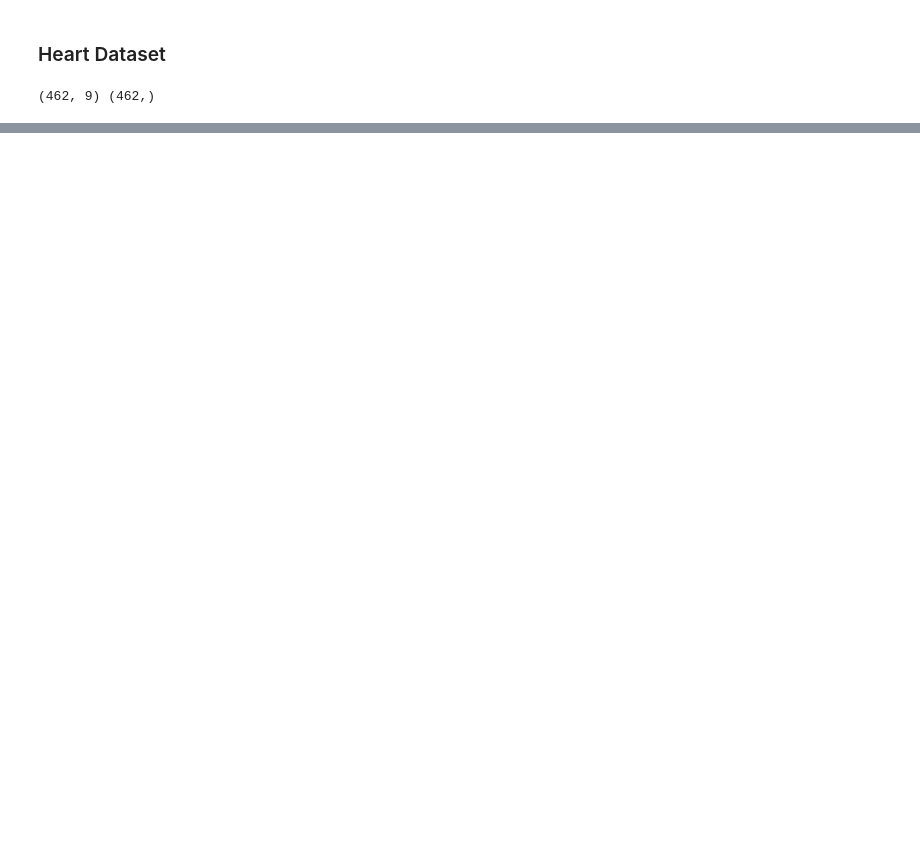
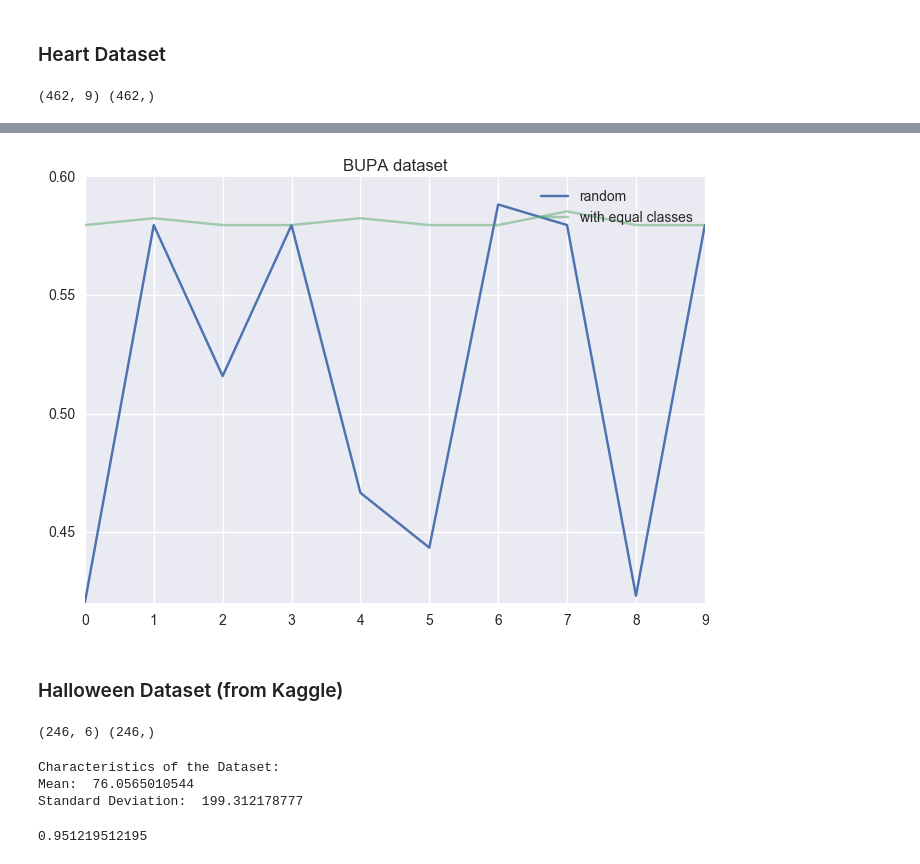
Before and after one commit to najeeb97khan/Cloning, a Jupyter notebook: Others/Data Engineering.ipynb, the cells around one changed output, grey strips where cells are left out. Cells and saved outputs as stored; diff of their text form; code cells hidden in the pictures; blank space fills up the shorter version.

```diff
--- a/Others/Data Engineering.ipynb
+++ b/Others/Data Engineering.ipynb
@@ -133,0 +195,5 @@ print X.shape, y.shape
+# %%
+print 'Blackbox Accuracy: '
+blackbox = LogisticRegression()
+blackbox.fit(X, y)
+print blackbox.score(X, y)
@@ -147,0 +238,8 @@ plt.show()
+# %%
+data = pd.read_csv('../data/bupa.data.txt', names=['feature{}'.format(i) for i in range(1,8)])
+labels = pd.read_csv('../data/bupa.ascii.txt', names=['labels'])
+labels['labels'] = labels['labels'].map({-1:0, 1:1})
+X = data.values
+y = labels['labels'].values
+feature_names = data.columns
+print X.shape, y.shape
@@ -147,0 +256,5 @@ plt.show()
+# %%
+print 'Blackbox Accuracy: '
+blackbox = LogisticRegression()
+blackbox.fit(X, y)
+print blackbox.score(X, y)
@@ -147,0 +264,6 @@ plt.show()
+# %%
+old_score, new_score = [],[]
+for i in range(10):
+    a, b = perform_experiment(X, y, feature_names, LogisticRegression(), LogisticRegression())
+    old_score.append(a)
+    new_score.append(b)
@@ -147,0 +288,37 @@ plt.show()
+# %%
+plt.plot(old_score, label='random')
+plt.plot(new_score, label='with equal classes',alpha=0.5)
+plt.title('BUPA dataset')
+plt.legend()
+plt.show()
+# %% [output]
+[figure, added]
+# %% [markdown]
+### Halloween Dataset (from Kaggle)
+# %%
+data = pd.read_csv('../../../Dataset/Halloween/train.csv')
+data = data[(data['type'] == 'Ghoul') | (data['type'] == 'Ghost')]
+data['type'] = data['type'].map({"Ghoul":0, "Ghost":1})
+mapping = {v:k for k,v in dict(enumerate(np.unique(data['color']))).iteritems()}
+data['color'] = data['color'].map(mapping)
+y = data.pop('type').values
+X = data.values
+feature_names = data.columns
+print X.shape, y.shape
+# %% [output]
+(246, 6) (246,)
+# %%
+print 'Characteristics of the Dataset: '
+print 'Mean: ', np.mean(X)
+print 'Standard Deviation: ', np.std(X)
+# %% [output]
+Characteristics of the Dataset:
+Mean:  76.0565010544
+Standard Deviation:  199.312178777
+# %%
+print 'Black Box Accuracy: '
+blackbox = LogisticRegression()
+blackbox.fit(X, y)
+print blackbox.score(X, y)
+# %% [output]
+0.951219512195
```
Also changed, not shown: parts of 19 cells of this notebook.
